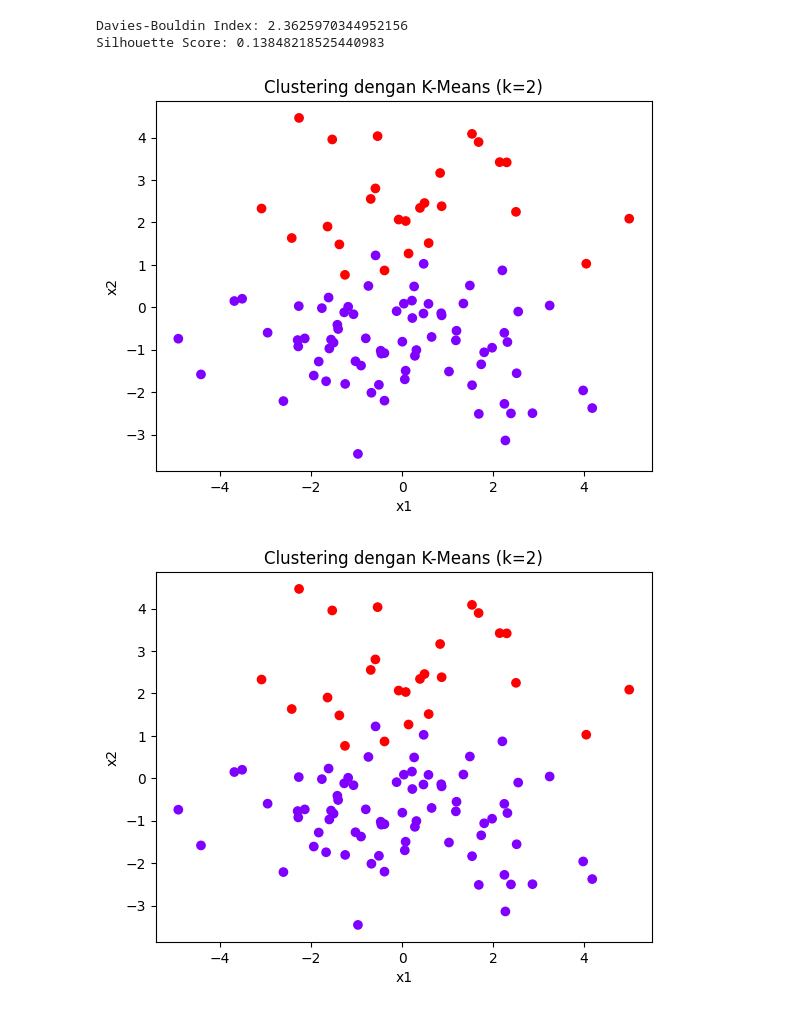
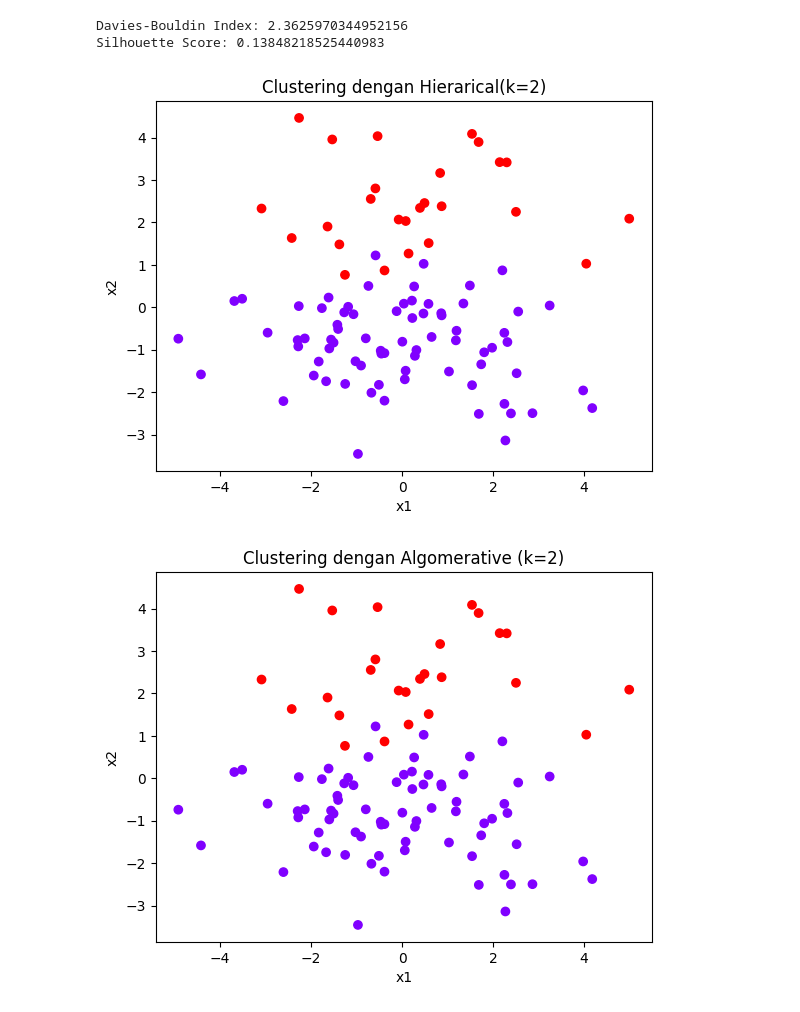
Before and after one commit to jxplanet0/ast, a Jupyter notebook: w10.ipynb, the cells around one changed output. Cells and saved outputs as stored; diff of their text form; code cells hidden in the pictures.

```diff
--- a/w10.ipynb
+++ b/w10.ipynb
@@ -337,12 +337,12 @@ Silhouette Score: 0.13848218525440983
 # %%
 import matplotlib.pyplot as plt
 plt.scatter(data['pca_1'], data['pca_2'], c=label_hie, cmap='rainbow')
-plt.title("Clustering dengan K-Means (k=2)")
+plt.title("Clustering dengan Hierarical(k=2)")
 plt.xlabel("x1")
 plt.ylabel("x2")
 plt.show()
 # %% [output]
-[figure, old version]
+[figure, new version]
 # %%
 from sklearn.cluster import AgglomerativeClustering
 model = AgglomerativeClustering(n_clusters=n_clusters)
@@ -350,12 +350,12 @@ label_algo= model.fit_predict(dfq)
 # %%
 import matplotlib.pyplot as plt
 plt.scatter(data['pca_1'], data['pca_2'], c=label_algo, cmap='rainbow')
-plt.title("Clustering dengan K-Means (k=2)")
+plt.title("Clustering dengan Algomerative (k=2)")
 plt.xlabel("x1")
 plt.ylabel("x2")
 plt.show()
 # %% [output]
-[figure, old version]
+[figure, new version]
 # %%
 merged_data = dfq.join(data['cluster Kmeans'], on=dfq.index)
 merged_data
```
Also changed, not shown: parts of 2 cells of this notebook.
